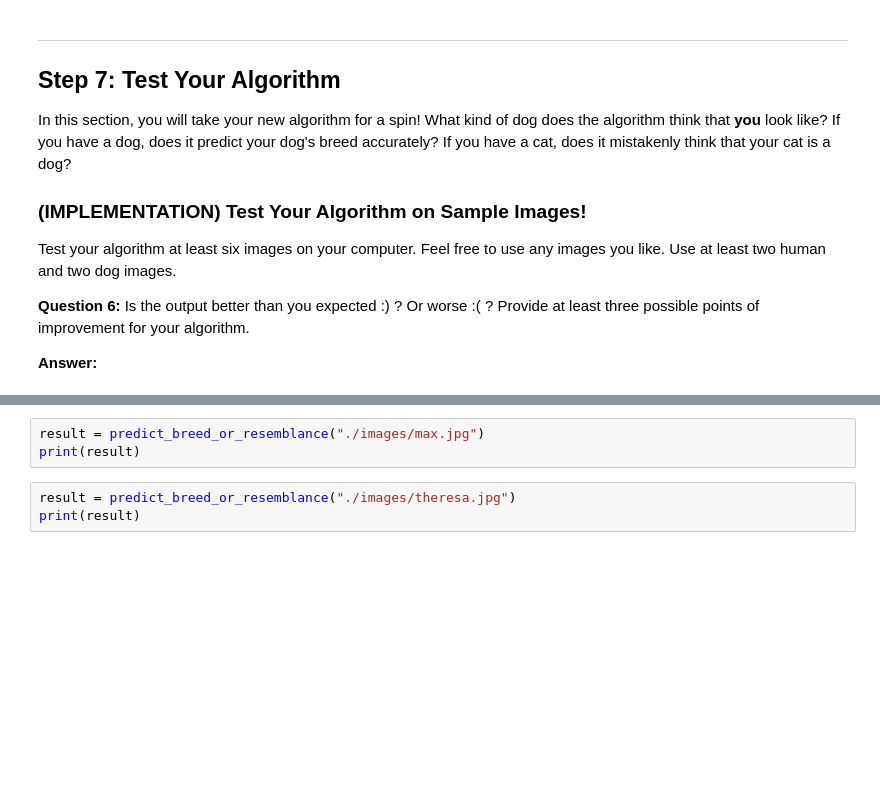
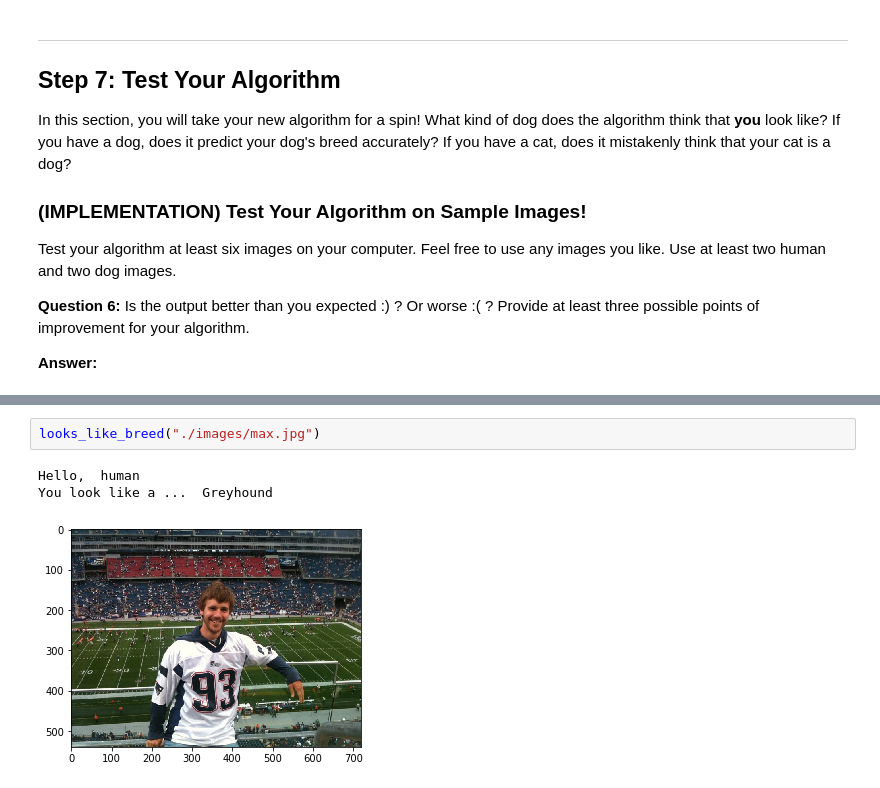
Before and after one commit to csawtelle/udacity-machine-learning-nanodegree, a Jupyter notebook: dog-project/dog_app.ipynb, the cells around one changed output, grey strips where cells are left out. Drawn from its saved outputs; the diff is of its cells as text; blank space fills up the shorter version.

```diff
--- a/dog-project/dog_app.ipynb
+++ b/dog-project/dog_app.ipynb
@@ -655,6 +661,6 @@ print(result)
 # %%
-result = predict_breed_or_resemblance("./images/max.jpg")
-print(result)
+looks_like_breed("./images/max.jpg")
+# %% [output]
+Hello,  human
+You look like a ...  Greyhound
+[figure, added]
-# %%
-result = predict_breed_or_resemblance("./images/theresa.jpg")
-print(result)
```
Also changed, not shown: parts of 22 cells of this notebook.
